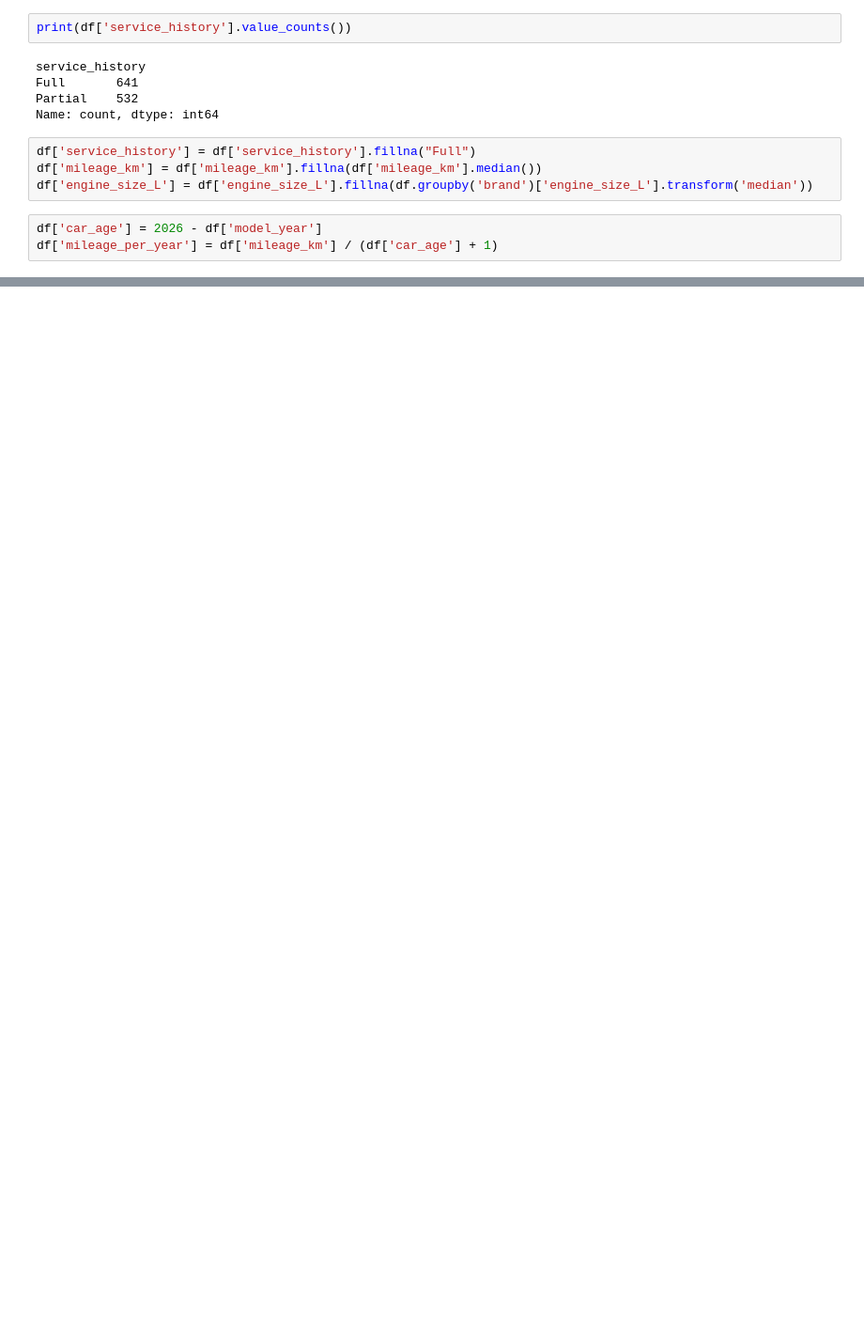
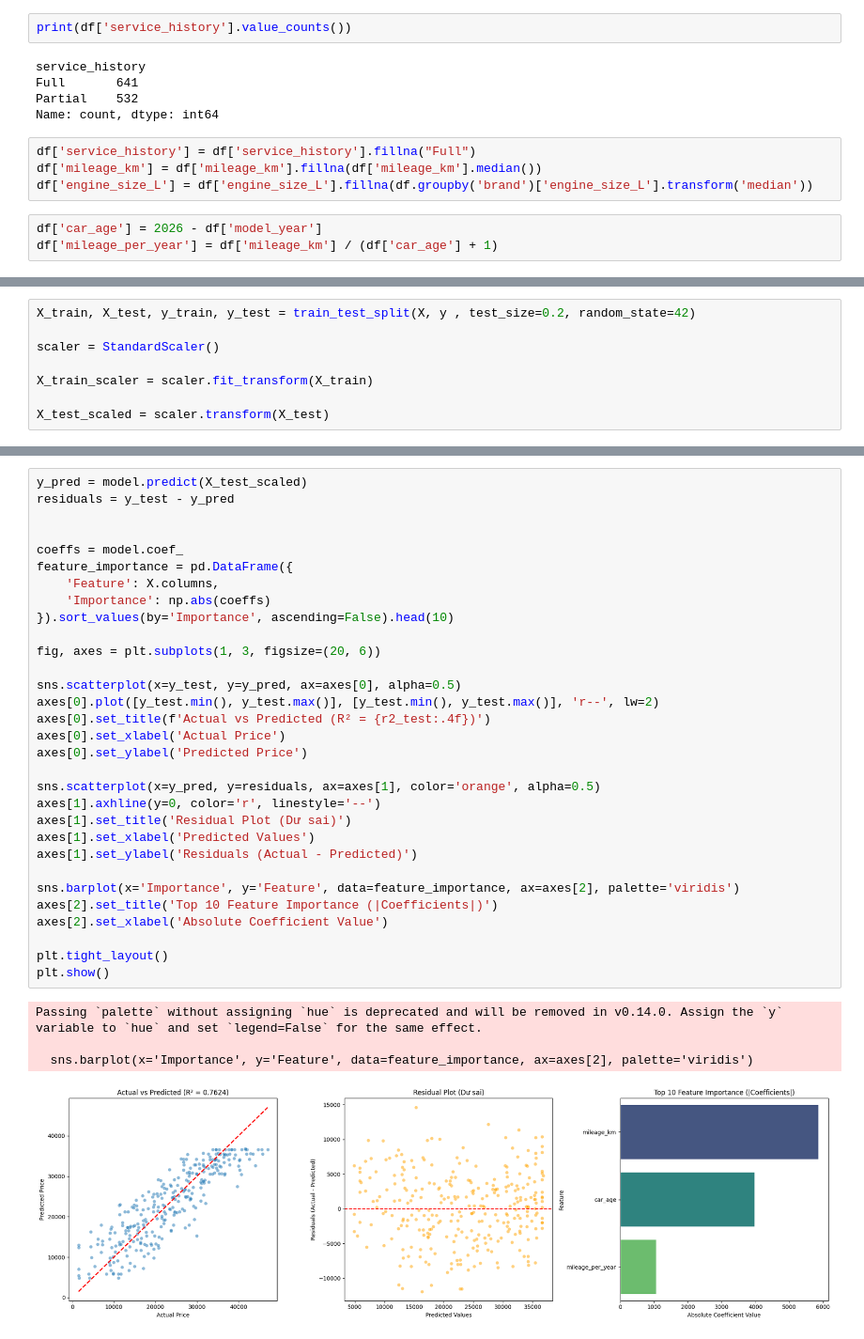
Before and after one commit to lequanganhtuan/Old_Car_Prediction, a Jupyter notebook: old_car_predict.ipynb, the cells around one changed output, grey strips where cells are left out. Shown at 94% size. Drawn from its saved outputs; the diff is of its cells as text; blank space fills up the shorter version.

```diff
--- a/old_car_predict.ipynb
+++ b/old_car_predict.ipynb
@@ -219,0 +255,8 @@ encoding categorical colums
+# %%
+X_train, X_test, y_train, y_test = train_test_split(X, y , test_size=0.2, random_state=42)
+
+scaler = StandardScaler()
+
+X_train_scaler = scaler.fit_transform(X_train)
+
+X_test_scaled = scaler.transform(X_test)
@@ -219,0 +295,36 @@ encoding categorical colums
+# %%
+y_pred = model.predict(X_test_scaled)
+residuals = y_test - y_pred
+
+
+coeffs = model.coef_
+feature_importance = pd.DataFrame({
+    'Feature': X.columns,
+    'Importance': np.abs(coeffs)
+}).sort_values(by='Importance', ascending=False).head(10)
+
+fig, axes = plt.subplots(1, 3, figsize=(20, 6))
+
+sns.scatterplot(x=y_test, y=y_pred, ax=axes[0], alpha=0.5)
+axes[0].plot([y_test.min(), y_test.max()], [y_test.min(), y_test.max()], 'r--', lw=2)
+axes[0].set_title(f'Actual vs Predicted (R² = {r2_test:.4f})')
+axes[0].set_xlabel('Actual Price')
+axes[0].set_ylabel('Predicted Price')
+
+sns.scatterplot(x=y_pred, y=residuals, ax=axes[1], color='orange', alpha=0.5)
+axes[1].axhline(y=0, color='r', linestyle='--')
+axes[1].set_title('Residual Plot (Dư sai)')
+axes[1].set_xlabel('Predicted Values')
+axes[1].set_ylabel('Residuals (Actual - Predicted)')
+
+sns.barplot(x='Importance', y='Feature', data=feature_importance, ax=axes[2], palette='viridis')
+axes[2].set_title('Top 10 Feature Importance (|Coefficients|)')
+axes[2].set_xlabel('Absolute Coefficient Value')
+
+plt.tight_layout()
+plt.show()
+# %% [output]
+Passing `palette` without assigning `hue` is deprecated and will be removed in v0.14.0. Assign the `y` variable to `hue` and set `legend=False` for the same effect.
+
+  sns.barplot(x='Importance', y='Feature', data=feature_importance, ax=axes[2], palette='viridis')
+[figure, added]
```
Also changed, not shown: parts of 14 cells of this notebook.
